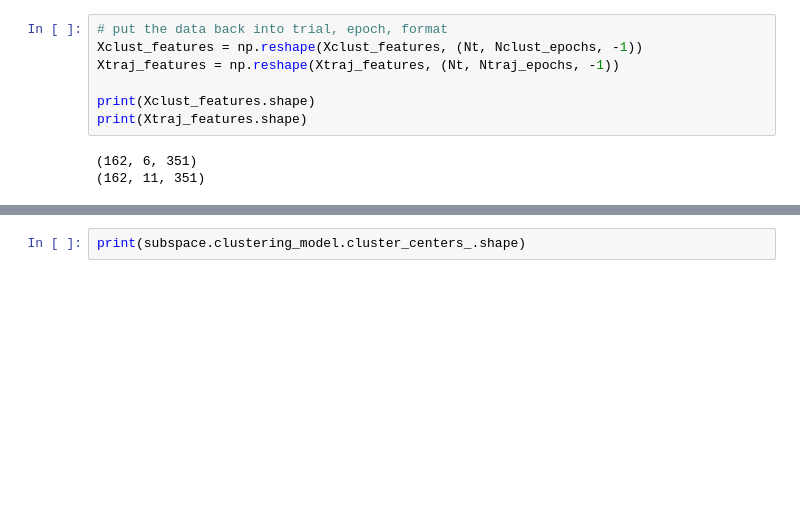
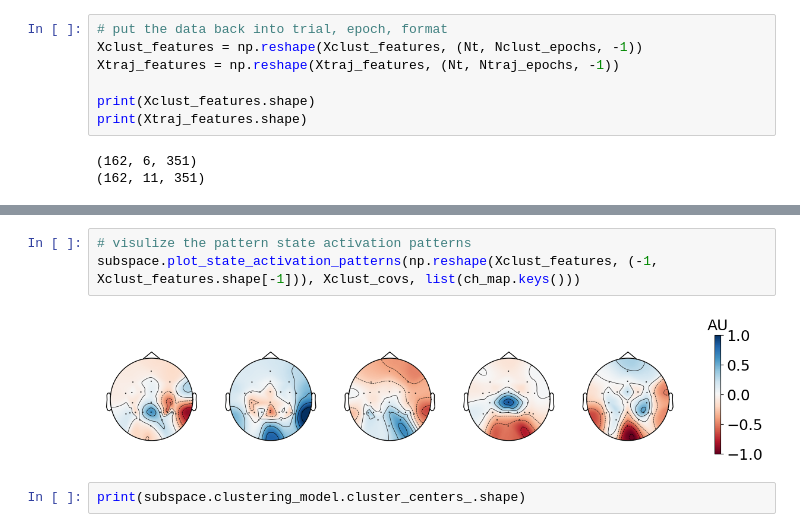
Before and after one commit to nivanov94/MindScoPy, a Jupyter notebook: example_trajectory.ipynb, the cells around one changed output, grey strips where cells are left out. Saved outputs shown, nothing was run; the diff lists cells and outputs as text; blank space fills up the shorter version.

Commit message:
Add pattern state viz.

```diff
--- a/example_trajectory.ipynb
+++ b/example_trajectory.ipynb
@@ -178,4 +173,9 @@ Singular values: [5.87117073e+00 4.56294777e+00 4.27106373e+00 3.11766809e+00
 w shape: (351, 5), U shape: (351, 5)
+# %%
+# visulize the pattern state activation patterns
+subspace.plot_state_activation_patterns(np.reshape(Xclust_features, (-1, Xclust_features.shape[-1])), Xclust_covs, list(ch_map.keys()))
+# %% [output]
+[figure, added]
 # %%
 print(subspace.clustering_model.cluster_centers_.shape)
 # %% [output]
```
Also changed, not shown: parts of 2 cells of this notebook, 4 other files.
